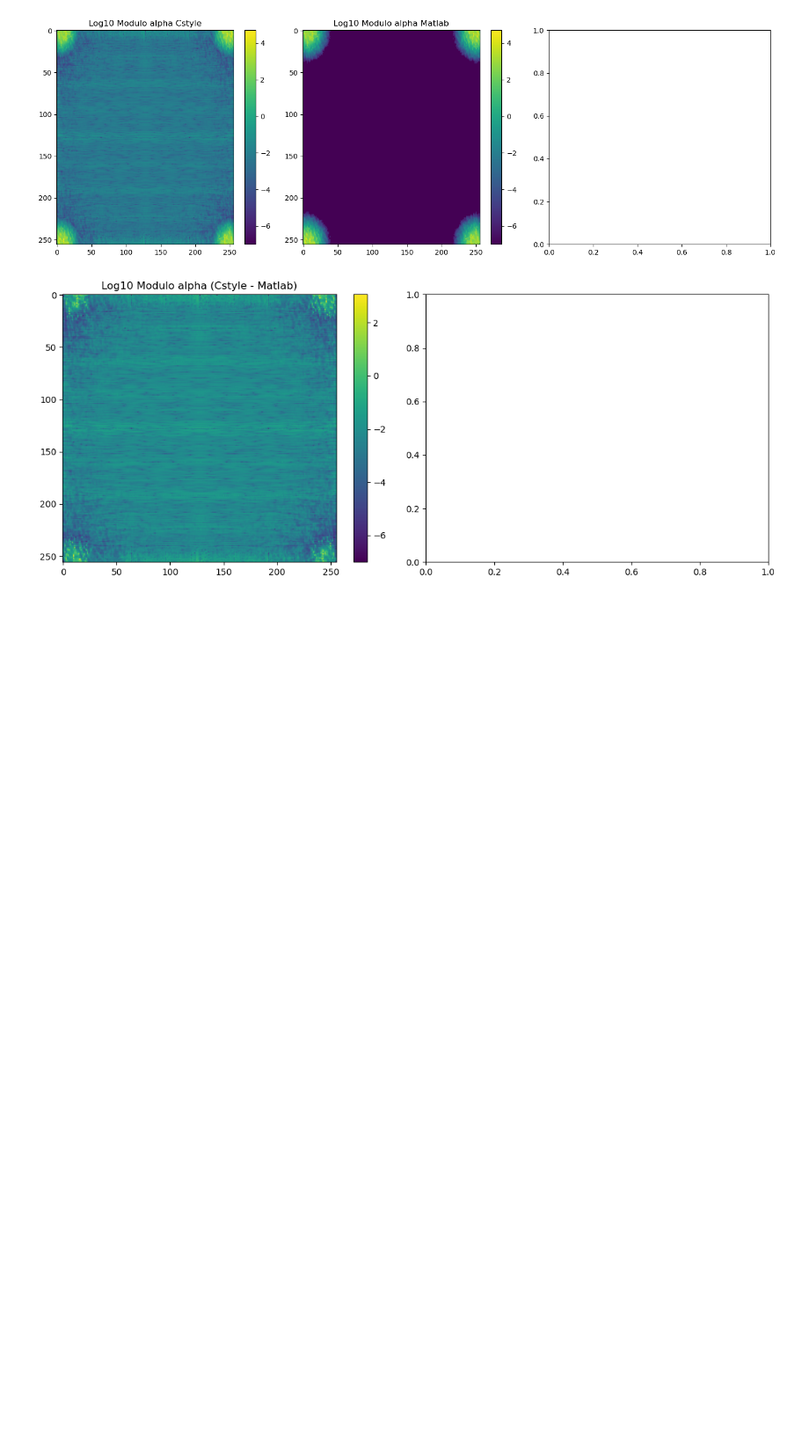
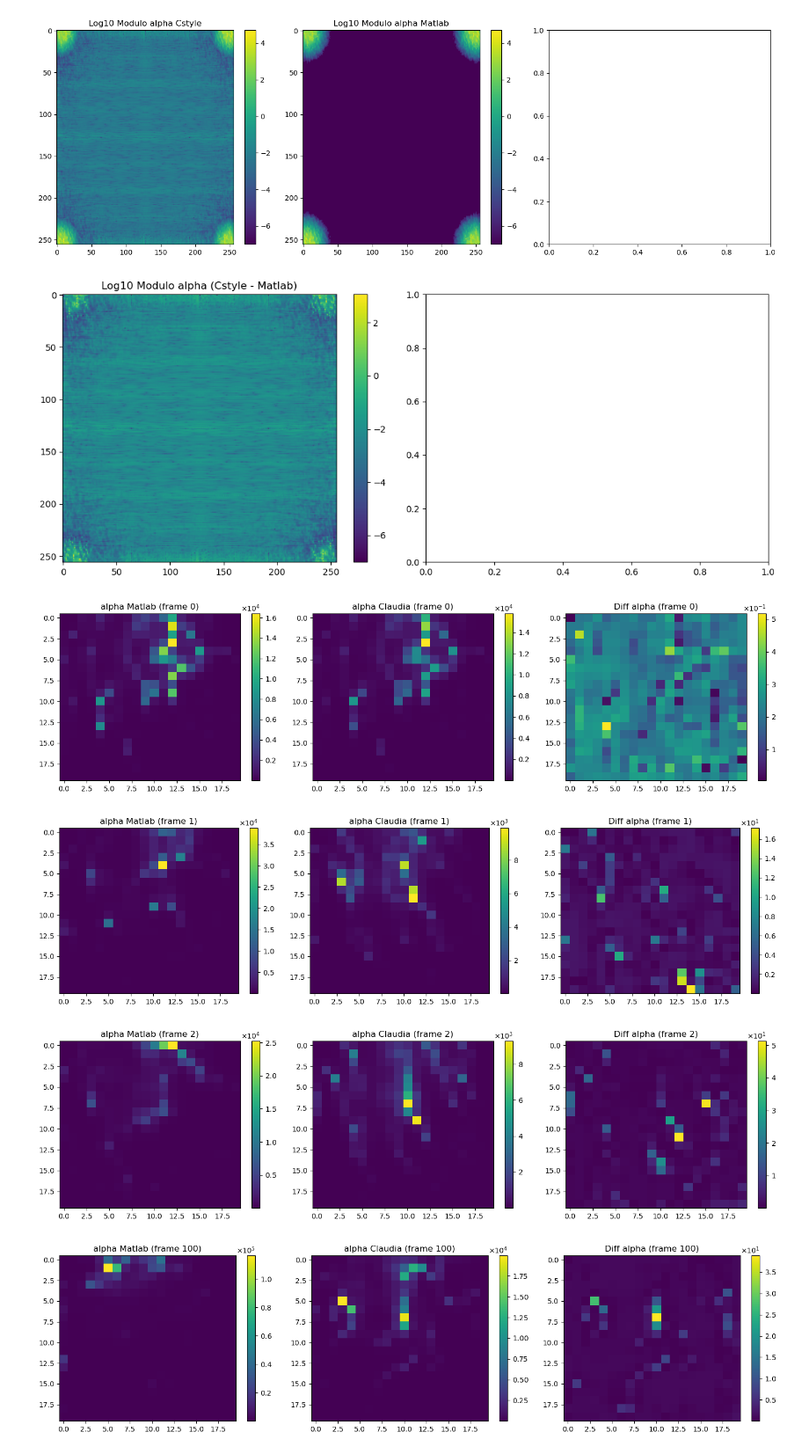
Before and after one commit to mattiamencagli/my-python-plots, a Jupyter notebook: AltLeo/Alphas_comp.ipynb, the cells around one changed output. Shown at 88% size. Cells and saved outputs as stored; diff of their text form; code cells hidden in the pictures; blank space fills up the shorter version.

```diff
--- a/AltLeo/Alphas_comp.ipynb
+++ b/AltLeo/Alphas_comp.ipynb
@@ -37,21 +38,22 @@ if flagClau :
 idx = 4
 
 log10ground = 1e-7
+color = 'viridis'
 
 # fig0, axs0 = plt.subplots(1, 3, figsize=(15, 5))
 fig = plt.figure(0, figsize=[15, 5])
 gs  = fig.add_gridspec(1,3) #, hspace=0)
 axs = gs.subplots()
 if flagMioC :
-    im1 = axs[0].imshow(np.log10(np.abs(MioC[idx])+log10ground), cmap='viridis', aspect='auto')
+    im1 = axs[0].imshow(np.log10(np.abs(MioC[idx])+log10ground), cmap=color, aspect='auto')
     axs[0].set_title('Log10 Modulo alpha Cstyle')
     fig.colorbar(im1, ax=axs[0])
 if flagMioM :
-    im2 = axs[1].imshow(np.log10(np.abs(MioM[idx])+log10ground), cmap='viridis', aspect='auto')
+    im2 = axs[1].imshow(np.log10(np.abs(MioM[idx])+log10ground), cmap=color, aspect='auto')
     axs[1].set_title('Log10 Modulo alpha Matlab')
     fig.colorbar(im2, ax=axs[1])
 if flagClau:
-    im3 = axs[2].imshow(np.log10(np.abs(Clau[idx])+log10ground), cmap='viridis', aspect='auto')
+    im3 = axs[2].imshow(np.log10(np.abs(Clau[idx])+log10ground), cmap=color, aspect='auto')
     axs[2].set_title('Log10 Modulo alpha Claudia')
     fig.colorbar(im3, ax=axs[2])
 plt.tight_layout()
@@ -62,11 +64,11 @@ fig = plt.figure(1, figsize=[12, 5])
 gs  = fig.add_gridspec(1,2) #, hspace=0)
 axs = gs.subplots()
 if flagMioC and flagMioM:
-    im1 = axs[0].imshow(np.log10(np.abs(MioC[idx]-MioM[idx])+log10ground), cmap='viridis', aspect='auto')
+    im1 = axs[0].imshow(np.log10(np.abs(MioC[idx]-MioM[idx])+log10ground), cmap=color, aspect='auto')
     axs[0].set_title('Log10 Modulo alpha (Cstyle - Matlab)')
     fig.colorbar(im1, ax=axs[0])
 if flagClau and flagMioM:
-    im2 = axs[1].imshow(np.log10(np.abs(Clau[idx]-MioM[idx])+log10ground), cmap='viridis', aspect='auto')
+    im2 = axs[1].imshow(np.log10(np.abs(Clau[idx]-MioM[idx])+log10ground), cmap=color, aspect='auto')
     axs[1].set_title('Log10 Modulo alpha (Claudia - Matlab)')
     fig.colorbar(im2, ax=axs[1])
 plt.tight_layout()
@@ -76,0 +110,43 @@ plt.show()
+# %%
+def reshape_mio(M, index):
+    return np.reshape(M[index,:],(20,20))
+
+def reshape_mio_log10(M, index):
+    return np.log10(reshape_mio(M, index) + 1e-9)
+
+color = 'viridis'
+def plottone(idx):
+    # fig0, axs0 = plt.subplots(1, 3, figsize=(15, 5))
+    fig = plt.figure(10+idx, figsize=[15, 4])
+    gs  = fig.add_gridspec(1,3) #, hspace=0)
+    axs = gs.subplots()
+
+    im0 = axs[0].imshow(reshape_mio(alphaMioM, idx), cmap=color, aspect='auto')
+    axs[0].set_title(f'alpha Matlab (frame {idx})')
+    cbar = fig.colorbar(im0, ax=axs[0])
+    cbar.formatter.set_powerlimits((0, 0))
+    cbar.formatter.set_useMathText(True)
+
+    im1 = axs[1].imshow(reshape_mio(alphaClau, idx), cmap=color, aspect='auto')
+    axs[1].set_title(f'alpha Claudia (frame {idx})')
+    cbar = fig.colorbar(im1, ax=axs[1])
+    cbar.formatter.set_powerlimits((0, 0))
+    cbar.formatter.set_useMathText(True)
+
+    im2 = axs[2].imshow(reshape_mio(diff,idx), cmap=color, aspect='auto')
+    axs[2].set_title(f'Diff alpha (frame {idx})')
+    cbar = fig.colorbar(im2, ax=axs[2])
+    cbar.formatter.set_powerlimits((0, 0))
+    cbar.formatter.set_useMathText(True)
+
+    plt.tight_layout()
+    plt.show()
+
+for i in range(3):
+    plottone(i)
+plottone(100)
+# %% [output]
+[figure, added]
+[figure, added]
+[figure, added]
+[figure, added]
```
Also changed, not shown: parts of 2 cells of this notebook, 1 other file.
